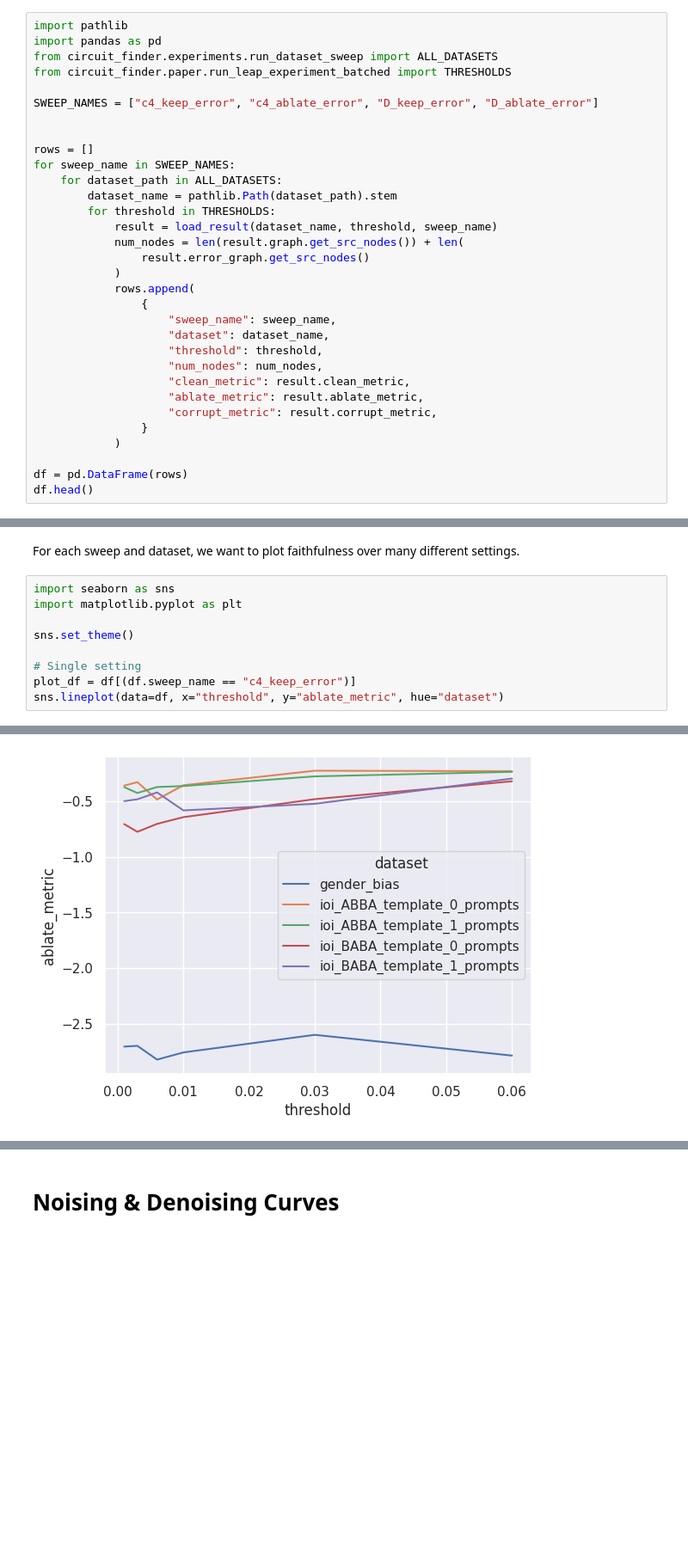
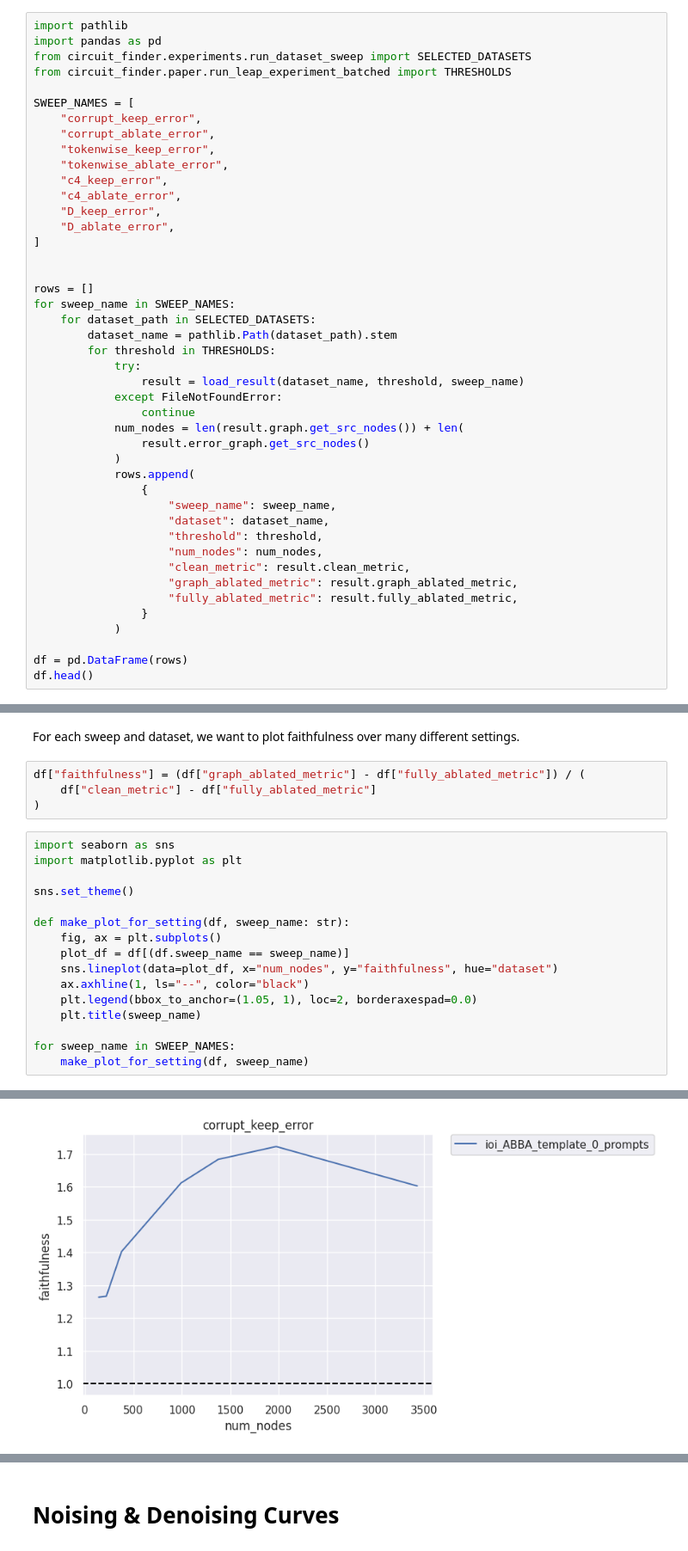
Before and after one commit to dtch1997/circuit-finder, a Jupyter notebook: circuit_finder/paper/make_sweep_plots.ipynb, the cells around one changed output, grey strips where cells are left out. Shown: that part at 86% size. Cells and saved outputs as stored; diff of their text form; blank space fills up the shorter version.

```diff
--- a/circuit_finder/paper/make_sweep_plots.ipynb
+++ b/circuit_finder/paper/make_sweep_plots.ipynb
@@ -48,18 +32,30 @@ def load_result(
 # %%
 import pathlib
 import pandas as pd
-from circuit_finder.experiments.run_dataset_sweep import ALL_DATASETS
+from circuit_finder.experiments.run_dataset_sweep import SELECTED_DATASETS
 from circuit_finder.paper.run_leap_experiment_batched import THRESHOLDS
 
-SWEEP_NAMES = ["c4_keep_error", "c4_ablate_error", "D_keep_error", "D_ablate_error"]
+SWEEP_NAMES = [
+    "corrupt_keep_error",
+    "corrupt_ablate_error",
+    "tokenwise_keep_error",
+    "tokenwise_ablate_error",
+    "c4_keep_error",
+    "c4_ablate_error",
+    "D_keep_error",
+    "D_ablate_error",
+]
 
 
 rows = []
 for sweep_name in SWEEP_NAMES:
-    for dataset_path in ALL_DATASETS:
+    for dataset_path in SELECTED_DATASETS:
         dataset_name = pathlib.Path(dataset_path).stem
         for threshold in THRESHOLDS:
-            result = load_result(dataset_name, threshold, sweep_name)
+            try:
+                result = load_result(dataset_name, threshold, sweep_name)
+            except FileNotFoundError:
+                continue
             num_nodes = len(result.graph.get_src_nodes()) + len(
                 result.error_graph.get_src_nodes()
             )
@@ -70,8 +66,8 @@ for sweep_name in SWEEP_NAMES:
                     "threshold": threshold,
                     "num_nodes": num_nodes,
                     "clean_metric": result.clean_metric,
-                    "ablate_metric": result.ablate_metric,
-                    "corrupt_metric": result.corrupt_metric,
+                    "graph_ablated_metric": result.graph_ablated_metric,
+                    "fully_ablated_metric": result.fully_ablated_metric,
                 }
             )
 
@@ -81,13 +95,24 @@ df.head()
 # Faithfulness Curves
 # %% [markdown]
 For each sweep and dataset, we want to plot faithfulness over many different settings.
+# %%
+df["faithfulness"] = (df["graph_ablated_metric"] - df["fully_ablated_metric"]) / (
+    df["clean_metric"] - df["fully_ablated_metric"]
+)
 # %%
 import seaborn as sns
 import matplotlib.pyplot as plt
 
 sns.set_theme()
 
-# Single setting
-plot_df = df[(df.sweep_name == "c4_keep_error")]
-sns.lineplot(data=df, x="threshold", y="ablate_metric", hue="dataset")
+def make_plot_for_setting(df, sweep_name: str):
+    fig, ax = plt.subplots()
+    plot_df = df[(df.sweep_name == sweep_name)]
+    sns.lineplot(data=plot_df, x="num_nodes", y="faithfulness", hue="dataset")
+    ax.axhline(1, ls="--", color="black")
+    plt.legend(bbox_to_anchor=(1.05, 1), loc=2, borderaxespad=0.0)
+    plt.title(sweep_name)
+
+for sweep_name in SWEEP_NAMES:
+    make_plot_for_setting(df, sweep_name)
 # %% [output]
@@ -95 +119 @@ sns.lineplot(data=df, x="threshold", y="ablate_metric", hue="dataset")
-[figure, old version]
+[figure, new version]
```
Also changed, not shown: parts of 13 cells of this notebook, 11 other files.
